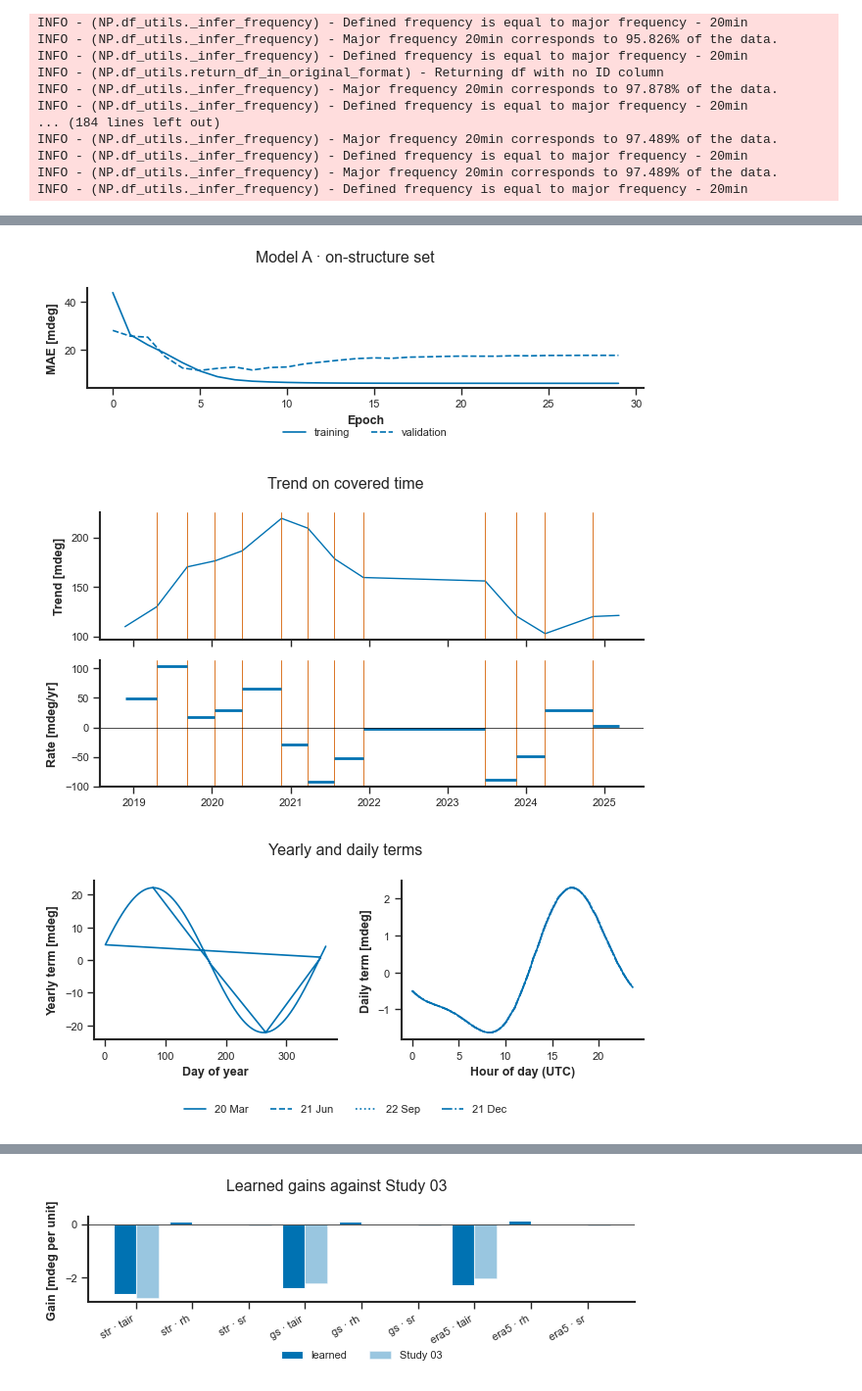
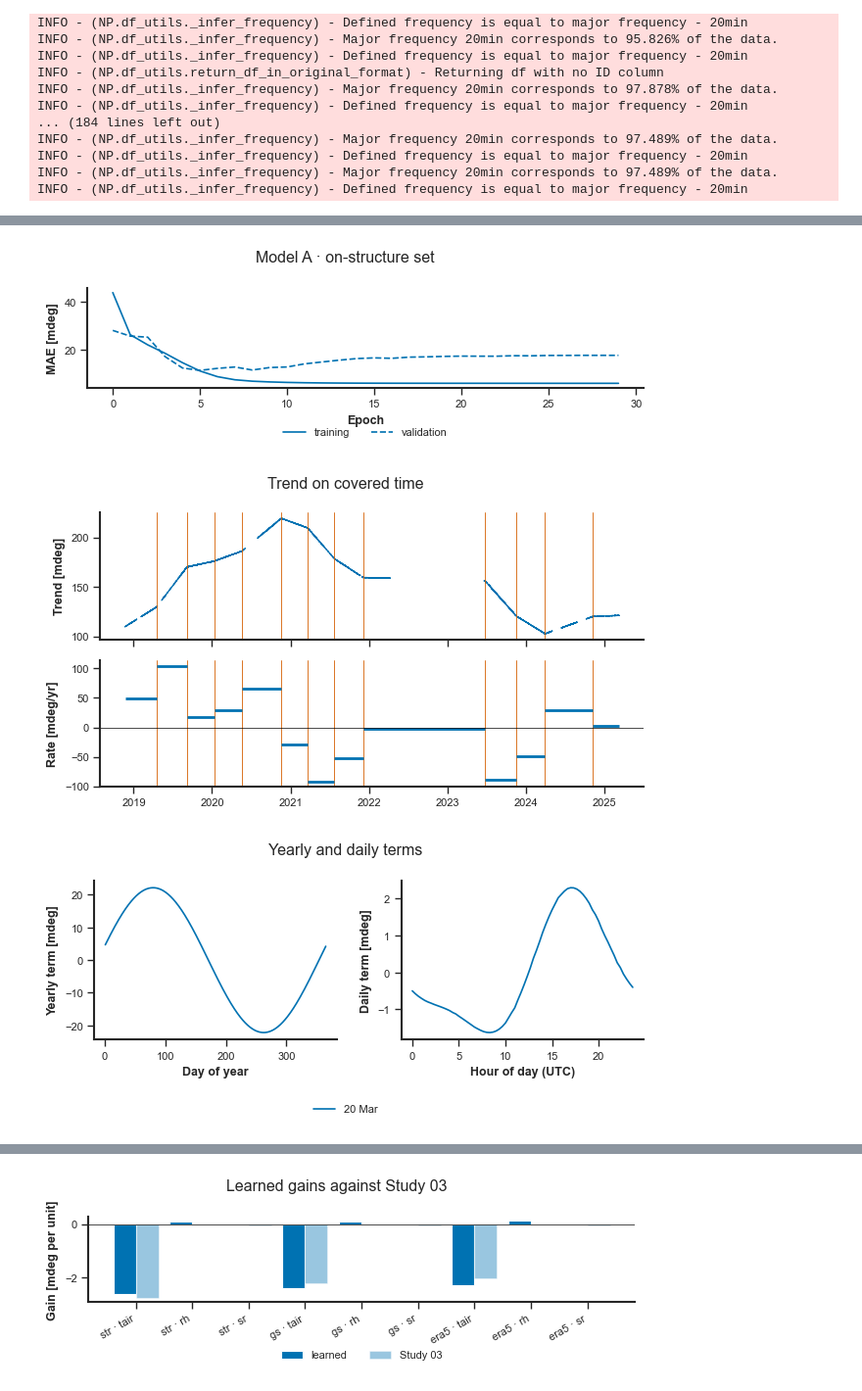
Before and after one commit to eugeniomoreira-iaud/neuralprophet-shm, a Jupyter notebook: studies/05_greybox_monitoring/greybox_monitoring_study.ipynb, the cells around one changed output, grey strips where cells are left out. Shown at 98% size. Saved outputs shown, nothing was run; the diff lists cells and outputs as text; code cells hidden in the pictures.

```diff
--- a/studies/05_greybox_monitoring/greybox_monitoring_study.ipynb
+++ b/studies/05_greybox_monitoring/greybox_monitoring_study.ipynb
@@ -408,6 +417,7 @@ CONDITIONAL_KEEP_MIN_SHARE = 0.01
 STUDY03_GAINS = {('str', 'tair'): -2.79, ('gs', 'tair'): -2.23, ('era5', 'tair'): -2.04,
                  ('str', 'sr'): -0.035, ('gs', 'sr'): -0.035, ('era5', 'sr'): -0.026,
                  ('str', 'rh'): np.nan, ('gs', 'rh'): np.nan, ('era5', 'rh'): np.nan}
+SEASONAL_CURVE_DATES = ('2024-03-20', '2024-06-21', '2024-09-22', '2024-12-21')
 # %% [markdown]
 ## Parameters · Uncertainty and validation
 
@@ -1242,11 +1300,13 @@ rates.to_csv(OUTPUT_DIR / 'GM_04d_trend_rates.csv', index=False)
 tables.write_table(rates, str(OUTPUT_DIR / 'GM_04d_body.tex'),
                    [(tables.date_cell('start'), None), (tables.date_cell('end'), None),
                     ('rate_mdeg_per_year', '.2f')])
-figures.plot_trend_parameters(trend, rates, changepoints_str, title='Trend on covered time',
+figures.plot_trend_parameters(trend, rates, changepoints_str, freq=NATIVE_FREQ,
+                              title='Trend on covered time',
                               save_path=str(OUTPUT_DIR), filename='GM_F04_trend')
 curves = prediction.seasonal_parameters(
-    model_str, ['2024-03-20', '2024-06-21', '2024-09-22', '2024-12-21'],
+    model_str, list(SEASONAL_CURVE_DATES) if CONDITIONS else [SEASONAL_CURVE_DATES[0]],
     freq=NATIVE_FREQ, conditions=CONDITIONS, regressors=('tair', 'rh', 'sr'))
+curves.to_csv(OUTPUT_DIR / 'GM_05d_seasonal_curves.csv', index=False)
 figures.plot_seasonal_parameters(curves, title='Yearly and daily terms',
                                  save_path=str(OUTPUT_DIR), filename='GM_F05_seasonality')
 figures.plot_decomposition_stack(components_a['str'], freq=NATIVE_FREQ,
@@ -1264,6 +1321,6 @@ INFO - (NP.df_utils.return_df_in_original_format) - Returning df with no ID colu
 [figure]
 [figure]
-[figure, old version]
+[figure, new version]
-[figure, old version]
+[figure, new version]
 [figure]
 [figure]
```
Also changed, not shown: parts of 9 cells of this notebook, 1 other file.
